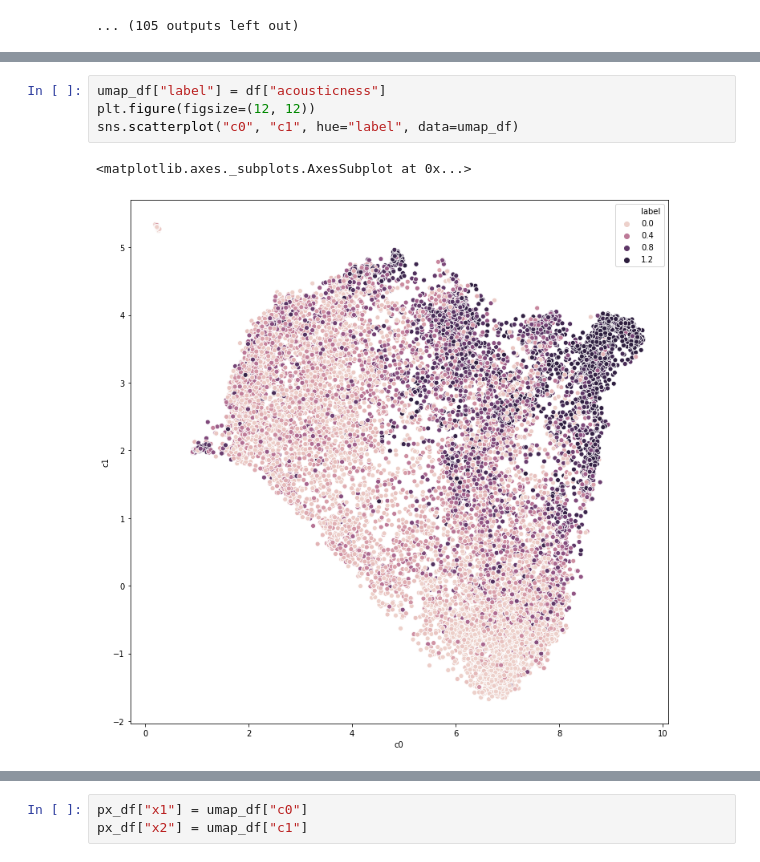
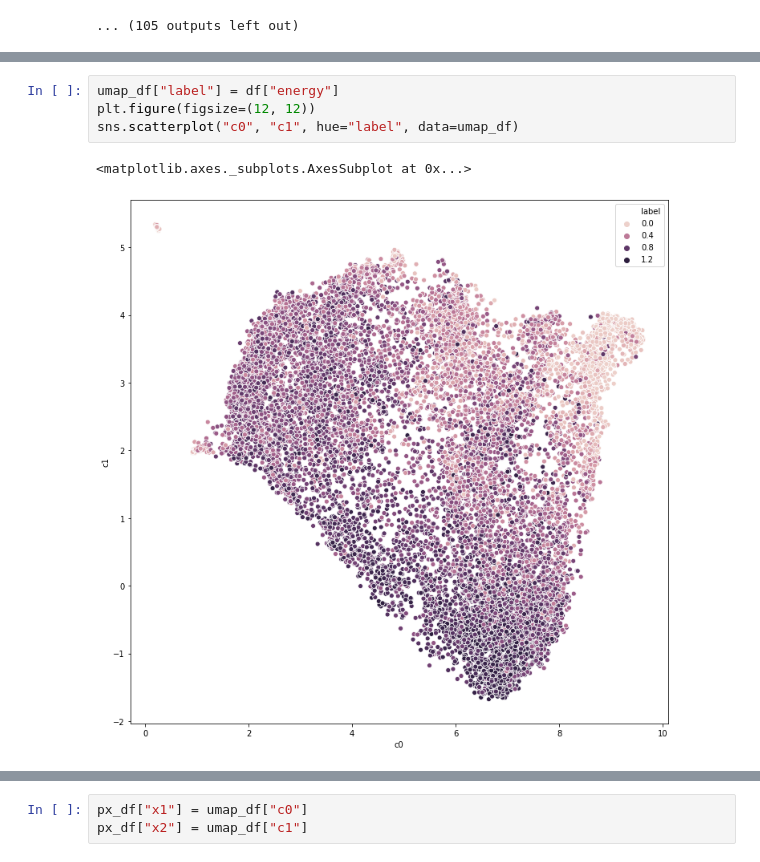
Before and after one commit to 0-b1t/aa_cluster, a Jupyter notebook: timbre_clust.ipynb, the cells around one changed output, grey strips where cells are left out. Saved outputs shown, nothing was run; the diff lists cells and outputs as text.

```diff
--- a/timbre_clust.ipynb
+++ b/timbre_clust.ipynb
@@ -450,12 +477,12 @@ umap_df = pd.DataFrame(umap.fit_transform(std_X), columns=["c0", "c1"])
 # %% [output]
 [interactive output not drawn]
 # %%
-umap_df["label"] = df["acousticness"]
+umap_df["label"] = df["energy"]
 plt.figure(figsize=(12, 12))
 sns.scatterplot("c0", "c1", hue="label", data=umap_df)
 # %% [output]
 <matplotlib.axes._subplots.AxesSubplot at 0x...>
-[figure, old version]
+[figure, new version]
 [interactive output not drawn]
 # %%
 px_df["x1"] = umap_df["c0"]
```
Also changed, not shown: parts of 37 cells of this notebook.
